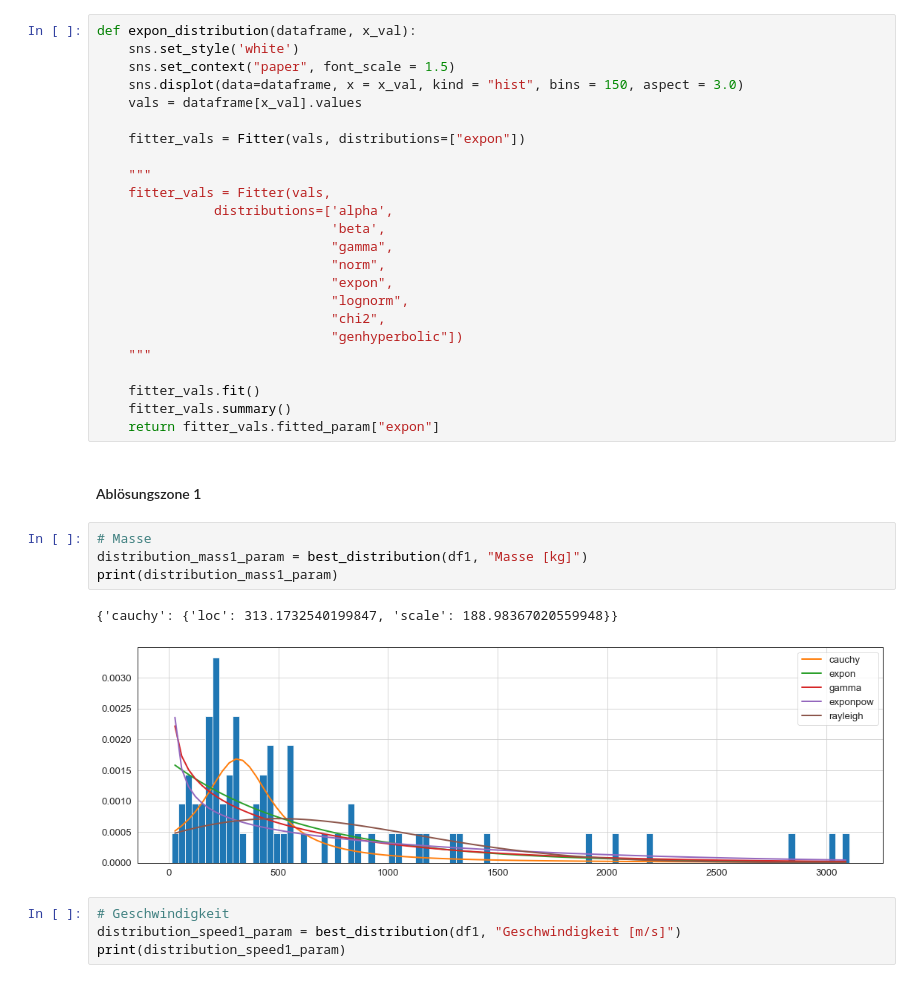
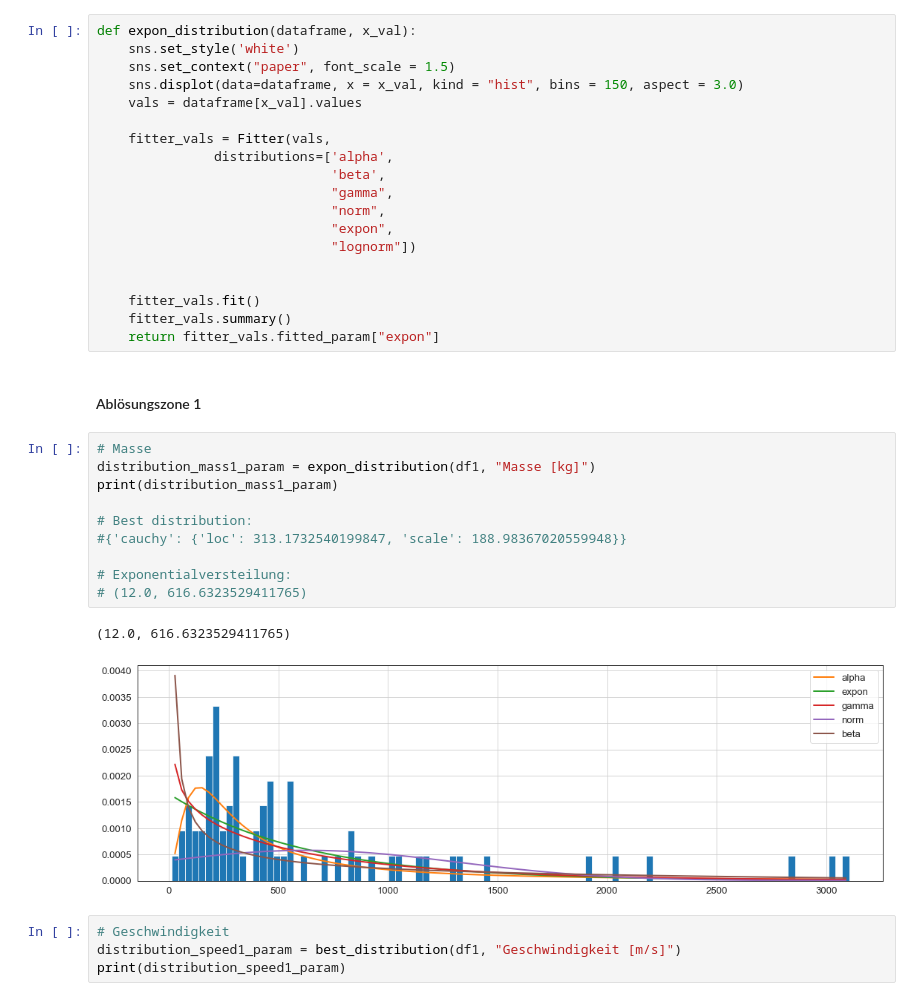
Before and after one commit to 7ben18/FHNW_Steinschlagrisiko, a Jupyter notebook: FHNW_Steinschlagrisiko.ipynb, the cells around one changed output. Cells and saved outputs as stored; diff of their text form.

```diff
--- a/FHNW_Steinschlagrisiko.ipynb
+++ b/FHNW_Steinschlagrisiko.ipynb
@@ -439,19 +400,14 @@ def expon_distribution(dataframe, x_val):
     sns.displot(data=dataframe, x = x_val, kind = "hist", bins = 150, aspect = 3.0)
     vals = dataframe[x_val].values
 
-    fitter_vals = Fitter(vals, distributions=["expon"])
-
-    """
     fitter_vals = Fitter(vals,
                distributions=['alpha',
                               'beta',
                               "gamma",
                               "norm",
                               "expon",
-                              "lognorm",
-                              "chi2",
-                              "genhyperbolic"])
-    """
+                              "lognorm"])
+
 
     fitter_vals.fit()
     fitter_vals.summary()
@@ -460,11 +416,17 @@ def expon_distribution(dataframe, x_val):
 #### Ablösungszone 1
 # %%
 # Masse
-distribution_mass1_param = best_distribution(df1, "Masse [kg]")
+distribution_mass1_param = expon_distribution(df1, "Masse [kg]")
 print(distribution_mass1_param)
+
+# Best distribution:
+#{'cauchy': {'loc': 313.1732540199847, 'scale': 188.98367020559948}}
+
+# Exponentialversteilung:
+# (12.0, 616.6323529411765)
 # %% [output]
-{'cauchy': {'loc': 313.1732540199847, 'scale': 188.98367020559948}}
+(12.0, 616.6323529411765)
-[figure, old version]
+[figure, new version]
 # %%
 # Geschwindigkeit
 distribution_speed1_param = best_distribution(df1, "Geschwindigkeit [m/s]")
```
Also changed, not shown: parts of 27 cells of this notebook.
